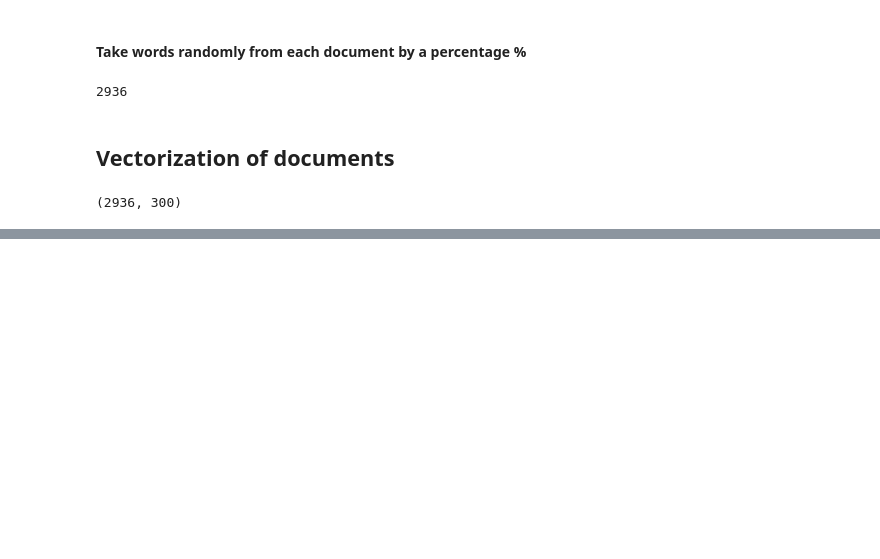
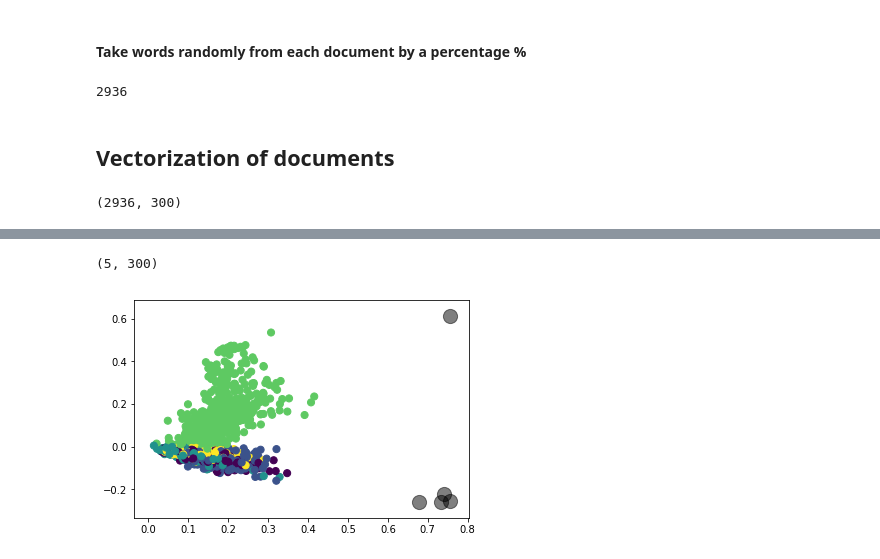
Before and after one commit to soufiane95/Projet-Text-Mining, a Jupyter notebook: projet_textMining.ipynb, the cells around one changed output, grey strips where cells are left out. Cells and saved outputs as stored; diff of their text form; code cells hidden in the pictures; blank space fills up the shorter version.

```diff
--- a/projet_textMining.ipynb
+++ b/projet_textMining.ipynb
@@ -241,3 +241,9 @@ svd_matrix.shape
 (2936, 300)
 # %%
 from spherecluster import SphericalKMeans
+# %%
+# Spherical K-Means clustering
+skm = SphericalKMeans(n_clusters=5, init='k-means++', n_init=20)
+
+print("Clustering with %s" % skm)
+skm.fit(svd_matrix)
@@ -243,0 +257,13 @@ from spherecluster import SphericalKMeans
+# %%
+y_labels = skm.predict(svd_matrix)
+# %%
+skm.cluster_centers_.shape
+# %% [output]
+(5, 300)
+# %%
+plt.scatter(svd_matrix[:, 0], svd_matrix[:, 1], c=y_labels, s=50, cmap='viridis')
+
+centers = skm.cluster_centers_
+plt.scatter(centers[:, 0], centers[:, 1], c='black', s=200, alpha=0.5);
+# %% [output]
+[figure, added]
```
Also changed, not shown: parts of 1 cell of this notebook.
